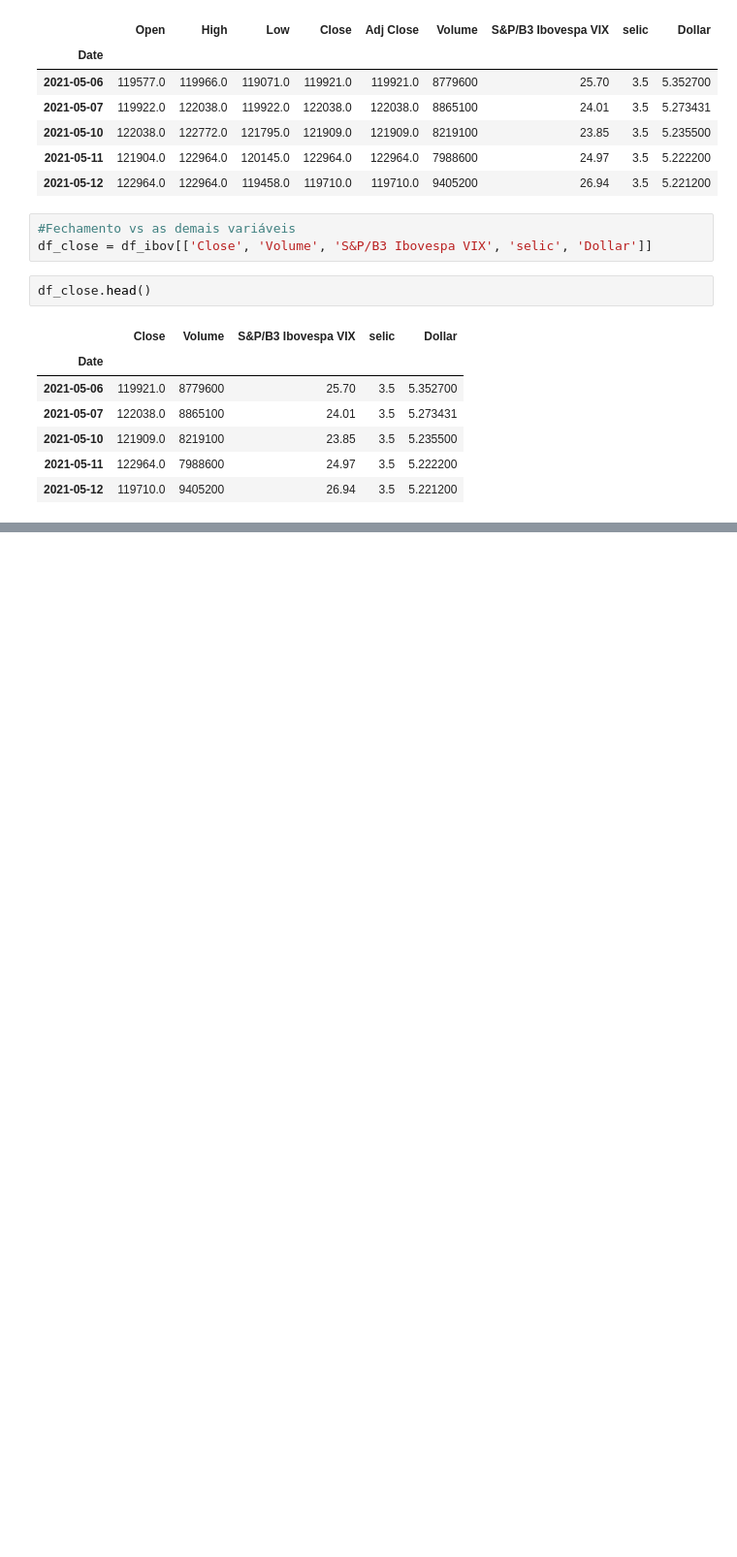
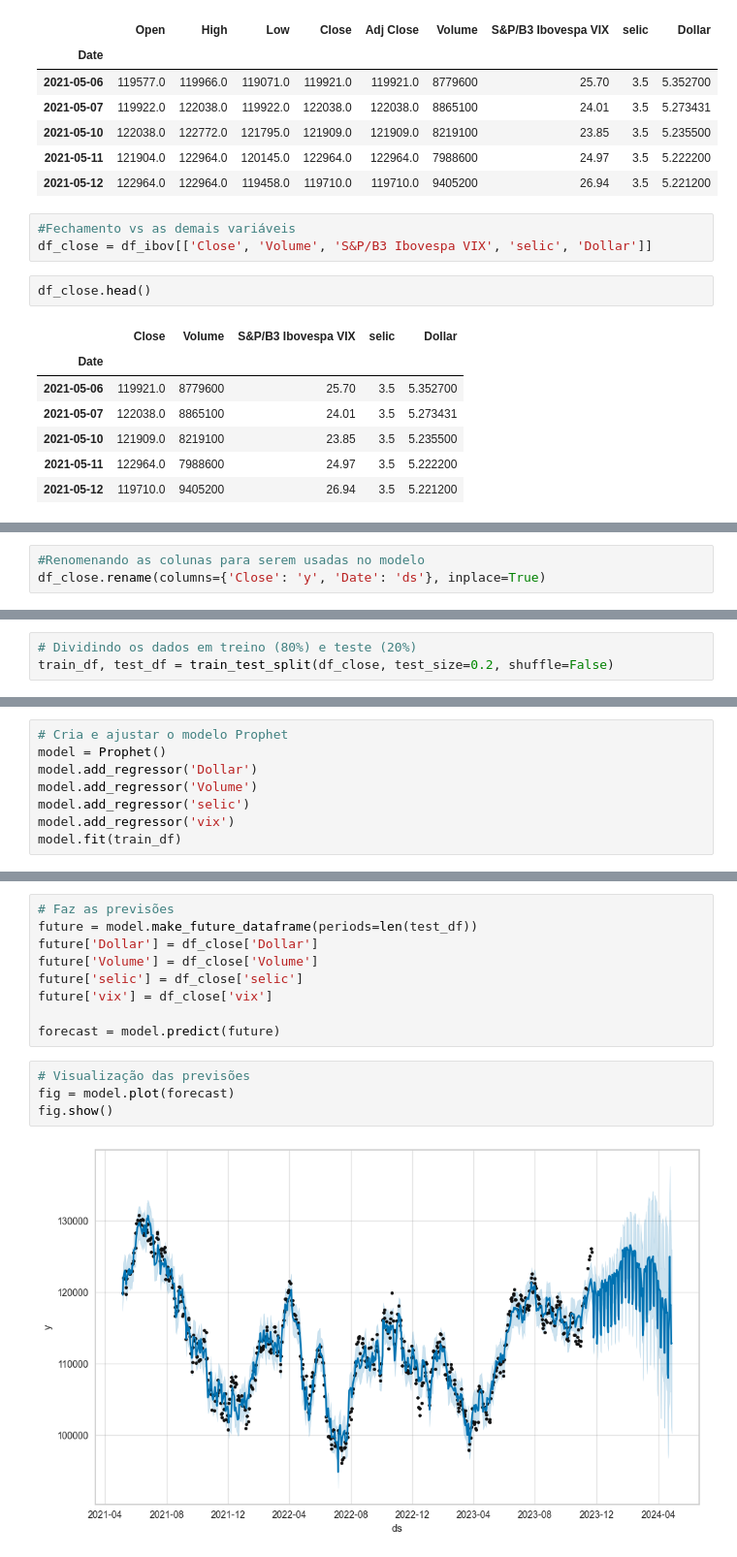
Before and after one commit to jeicianepaula/Tech-Challenge-2, a Jupyter notebook: TECH_CHALLENGE_2.ipynb, the cells around one changed output, grey strips where cells are left out. Shown at 97% size. Saved outputs shown, nothing was run; the diff lists cells and outputs as text; blank space fills up the shorter version.

Commit message:
Implementação do modelo

```diff
--- a/TECH_CHALLENGE_2.ipynb
+++ b/TECH_CHALLENGE_2.ipynb
@@ -122 +144,4 @@ df_close.head()
+# %%
+#Renomenando as colunas para serem usadas no modelo
+df_close.rename(columns={'Close': 'y', 'Date': 'ds'}, inplace=True)
 # %%
@@ -223,0 +163,3 @@ sns.heatmap(data=correlation_matrix, annot=True, linewidths=.5, ax=ax)
+# %%
+# Dividindo os dados em treino (80%) e teste (20%)
+train_df, test_df = train_test_split(df_close, test_size=0.2, shuffle=False)
@@ -223,0 +168,8 @@ sns.heatmap(data=correlation_matrix, annot=True, linewidths=.5, ax=ax)
+# %%
+# Cria e ajustar o modelo Prophet
+model = Prophet()
+model.add_regressor('Dollar')
+model.add_regressor('Volume')
+model.add_regressor('selic')
+model.add_regressor('vix')
+model.fit(train_df)
@@ -223,0 +180,15 @@ sns.heatmap(data=correlation_matrix, annot=True, linewidths=.5, ax=ax)
+# %%
+# Faz as previsões
+future = model.make_future_dataframe(periods=len(test_df))
+future['Dollar'] = df_close['Dollar']
+future['Volume'] = df_close['Volume']
+future['selic'] = df_close['selic']
+future['vix'] = df_close['vix']
+
+forecast = model.predict(future)
+# %%
+# Visualização das previsões
+fig = model.plot(forecast)
+fig.show()
+# %% [output]
+[figure, added]
```
Also changed, not shown: parts of 26 cells of this notebook.
